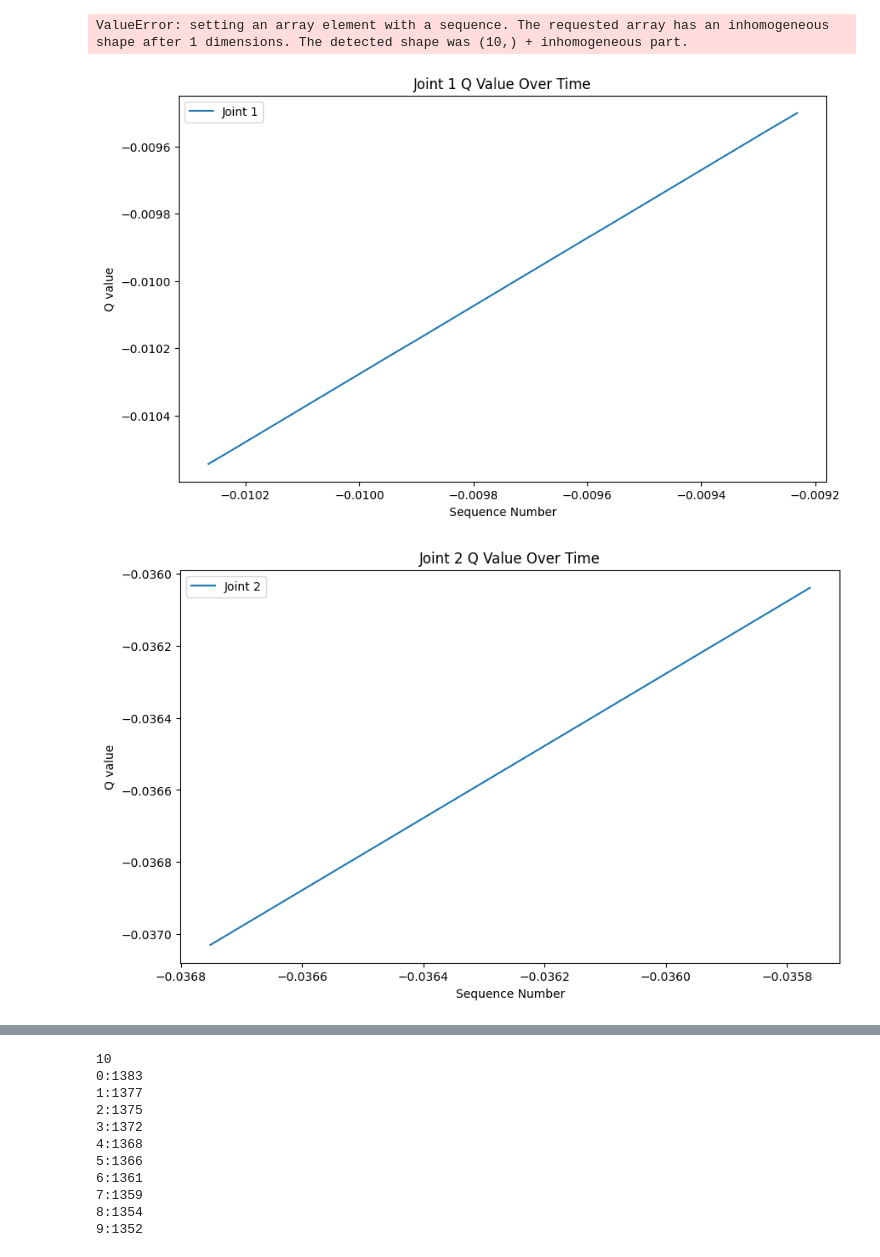
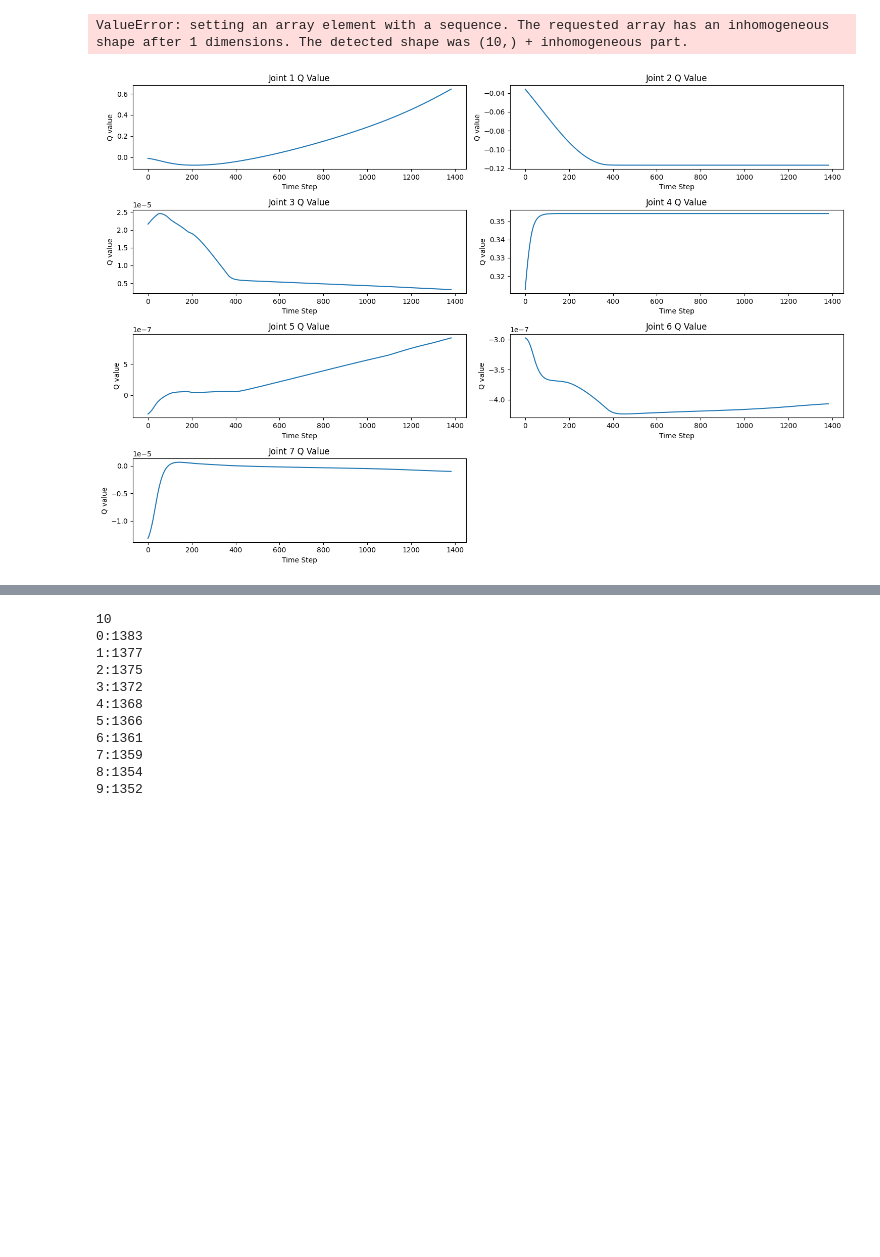
Before and after one commit to ziwon-park/Mujoco_RobotArm, a Jupyter notebook: script/dataset_generator/script/temp.ipynb, the cells around one changed output, grey strips where cells are left out. Cells and saved outputs as stored; diff of their text form; code cells hidden in the pictures; blank space fills up the shorter version.

```diff
--- a/script/dataset_generator/script/temp.ipynb
+++ b/script/dataset_generator/script/temp.ipynb
@@ -41,10 +41,26 @@ def read_and_visualize_single_file(folder_path, n):
     plt.title(f'Q Value Changes Over Time for Row {n}')
     plt.legend()
     plt.show()
+# %%
+def read_and_visualize_all_joints(folder_path, n=1):
+    plt.figure(figsize=(15, 10))
+
+    for i in range(1, 8):
+        file_path = os.path.join(folder_path, f"free_joint_{i}.csv")
+        data = pd.read_csv(file_path, header=None)
+        nth_data = data.iloc[n-1]
+
+        plt.subplot(4, 2, i)
+        plt.plot(nth_data)
+        plt.xlabel('Time Step')
+        plt.ylabel('Q value')
+        plt.title(f'Joint {i} Q Value')
+
+    plt.tight_layout()
+    plt.show()
 # %%
 folder_path = "/home/robros/model_uncertainty/script/dataset_generator/csv/temp/temp"
 n=1
-read_and_visualize_single_file(folder_path, n)
+read_and_visualize_all_joints(folder_path)
 # %% [output]
-[figure, old version]
+[figure, new version]
-[figure, removed]
```
Also changed, not shown: parts of 2 cells of this notebook, 19 other files.
